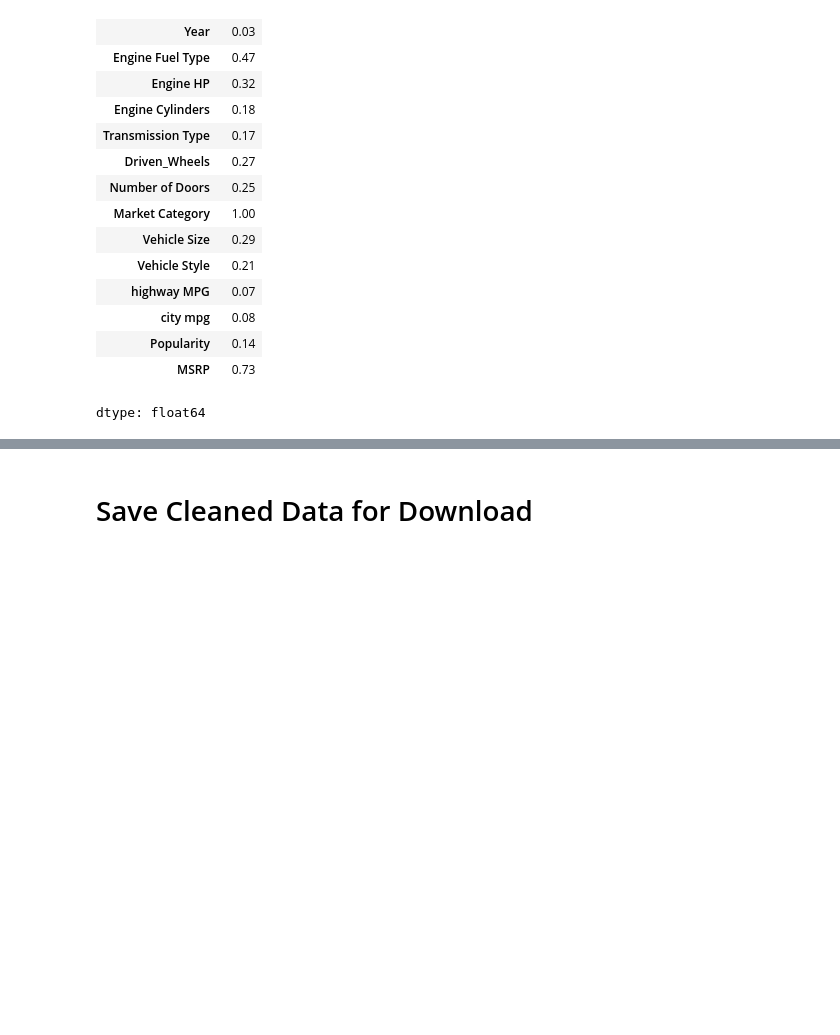
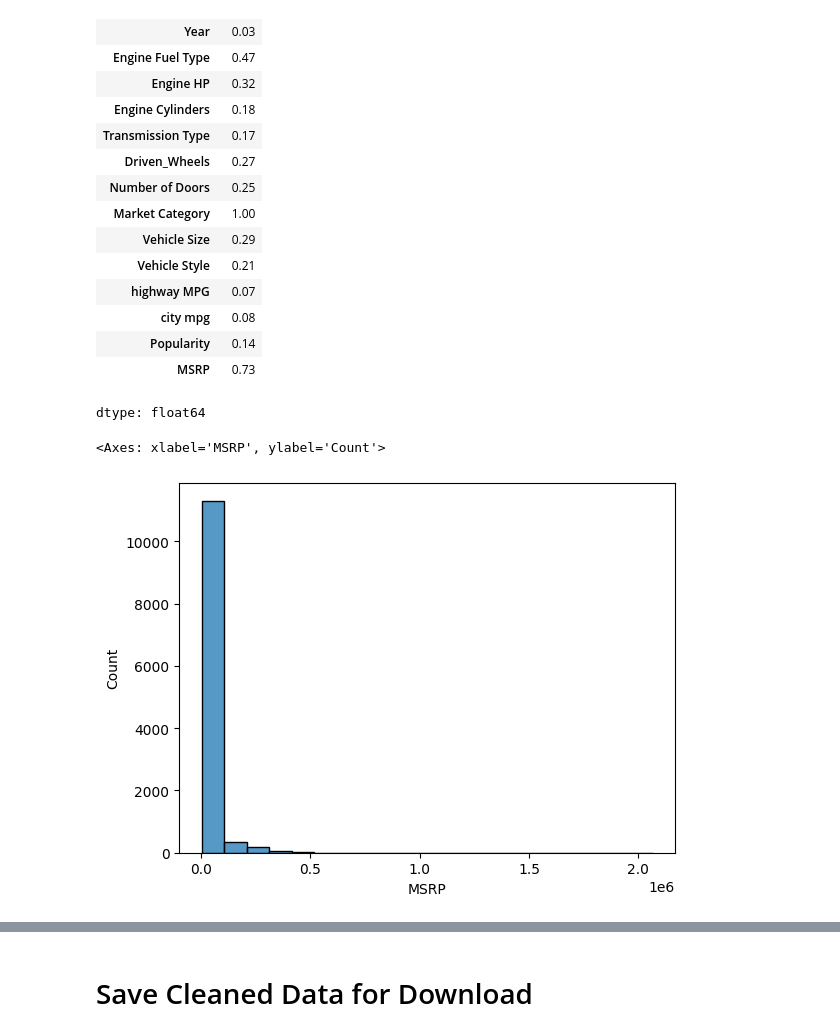
Before and after one commit to sarahajbane/colab_workbook_templates, a Jupyter notebook: Car_Analysis.ipynb, the cells around one changed output, grey strips where cells are left out. Saved outputs shown, nothing was run; the diff lists cells and outputs as text; code cells hidden in the pictures; blank space fills up the shorter version.

```diff
--- a/Car_Analysis.ipynb
+++ b/Car_Analysis.ipynb
@@ -153,3 +148,9 @@ df_corr.Make # call any column (they all the same)
 | Popularity | 0.14 |
 | MSRP | 0.73 |
 dtype: float64
+# %%
+df_cleaned['MSRP'].describe()
+sns.histplot(df_cleaned['MSRP'], bins=20)
+# %% [output]
+<Axes: xlabel='MSRP', ylabel='Count'>
+[figure, added]
```
Also changed, not shown: parts of 3 cells of this notebook.
